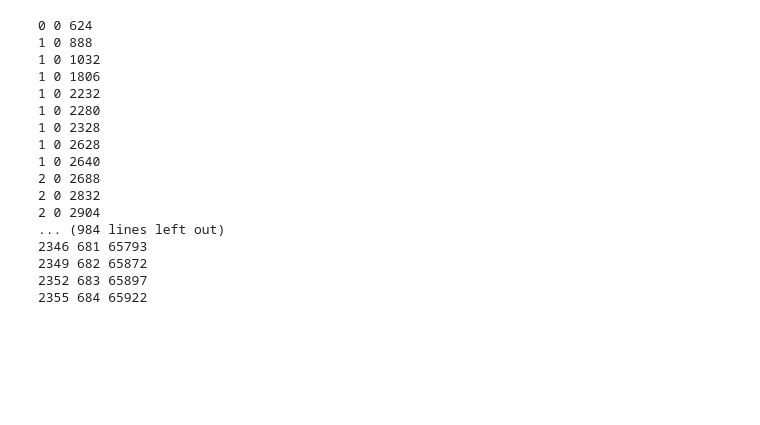
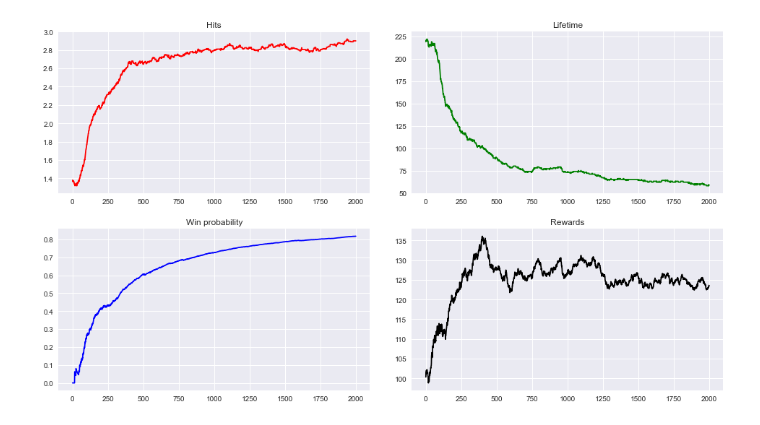
Before and after one commit to Petroniuss/machine-learning-1, a Jupyter notebook: lab5-q-learning/q_learning.ipynb, the cells around one changed output. Saved outputs shown, nothing was run; the diff lists cells and outputs as text; code cells hidden in the pictures; blank space fills up the shorter version.

Commit message:
implemented qlearning

```diff
--- a/lab5-q-learning/q_learning.ipynb
+++ b/lab5-q-learning/q_learning.ipynb
@@ -4,9 +4,15 @@ from env import Env
 from qtypes import *
 from striga_scheme import StrigaDeterministicMovementScheme
 from train import train
-from witcher_scheme import WitcherMovementSchemeSARSA
-from visualize import visualize
+from witcher_scheme import WitcherMovementSchemeSARSA, WitcherMovementSchemeQLearning
+from visualize import visualize, show_training_results
+
+
+import matplotlib as mpl
+mpl.rcParams['figure.dpi'] = 300
 # %%
+## Setup
+
 width = 7
 height = 7
 walls = [
@@ -17,25 +23,13 @@ walls = [
 castle_position = Position(width - 1, 0)
 board = Board(width, height, castle_position, walls)
 striga = Striga(StrigaDeterministicMovementScheme(board, 3))
-witcher = Witcher(WitcherMovementSchemeSARSA(board))
 initial_state = QState(Position(0, 0), Position(3, 3))
-
-train(board, striga, witcher, initial_state)
-# %% [output]
-0 0 624
-1 0 888
-1 0 1032
-1 0 1806
-1 0 2232
-1 0 2280
-1 0 2328
-1 0 2628
-1 0 2640
-2 0 2688
-2 0 2832
-2 0 2904
-... (984 lines left out)
-2346 681 65793
-2349 682 65872
-2352 683 65897
-2355 684 65922
+# %%
+%matplotlib inline
+
+witcher = Witcher(WitcherMovementSchemeQLearning(board))
+results = train(board, striga, witcher, initial_state, 2000)
+
+show_training_results(*results)
+# %% [output]
+[figure, added]
```
Also changed, not shown: parts of 2 cells of this notebook, 5 other files.
